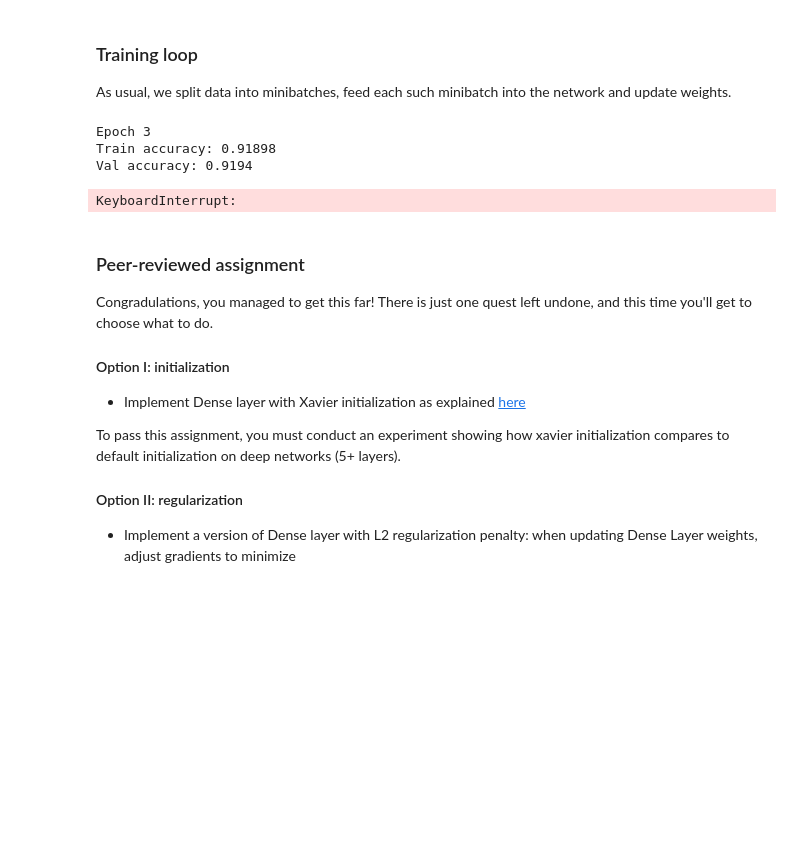
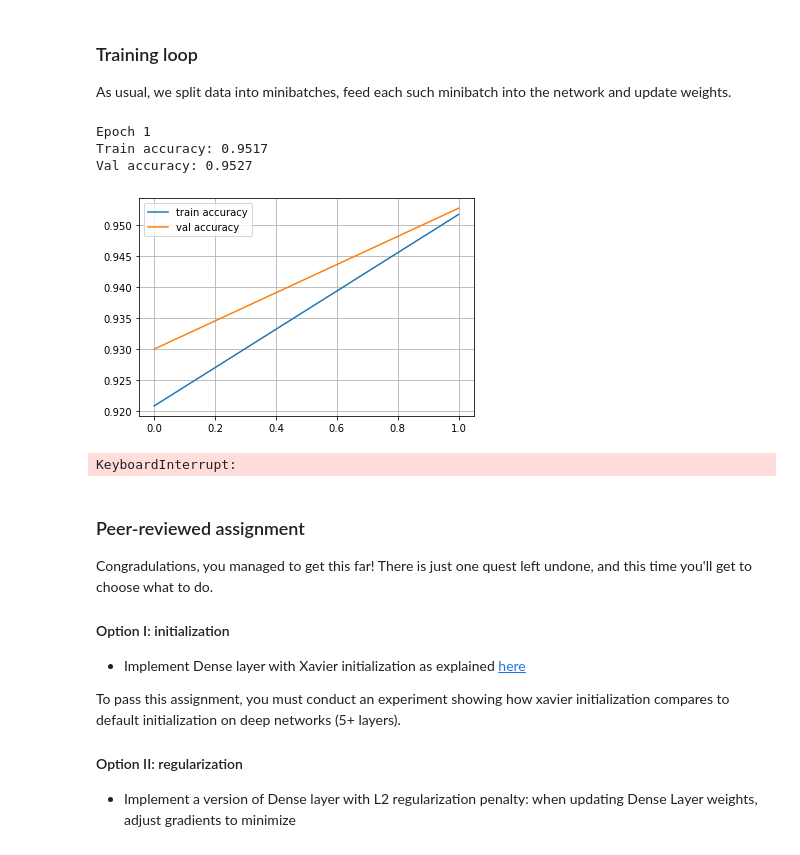
Before and after one commit to Oblivalny/iit_ml, a Jupyter notebook: 9/intro-to-dl-master/week2/NumpyNN (honor).ipynb, the cells around one changed output. Saved outputs shown, nothing was run; the diff lists cells and outputs as text; code cells hidden in the pictures; blank space fills up the shorter version.

```diff
--- a/9/intro-to-dl-master/week2/NumpyNN (honor).ipynb
+++ b/9/intro-to-dl-master/week2/NumpyNN (honor).ipynb
@@ -84,7 +84,7 @@ class ReLU(Layer):
         # <your code. Try np.maximum>
         return np.maximum(0, input)
 
-    def backward(self, input, grad_output):
+    def backward(self, input, grad_output, epoch=None):
         """Compute gradient of loss w.r.t. ReLU input"""
         relu_grad = input > 0
         return grad_output*relu_grad
@@ -322,5 +394,11 @@ for i in range(4):
     plt.imshow(X_train[i].reshape([28,28]),cmap='gray');
 # %% [output]
 [figure]
+# %%
+from tensorflow.keras.datasets.cifar10 import load_data
+(X_train, y_train), (X_val, y_val) = load_data()
+
+X_train = X_train.reshape((X_train.shape[0],-1))
+X_val = X_val.reshape((X_val.shape[0],-1))
 # %% [markdown]
 We'll define network as a list of layers, each applied on top of previous one. In this setting, computing predictions and training becomes trivial.
@@ -327,7 +486,7 @@ We'll define network as a list of layers, each applied on top of previous one. I
 # %%
 network = []
-network.append(Dense(X_train.shape[1],10, learning_rate=0.5))
-# network.append(ReLU())
-# network.append(Dense(100,200))
-# network.append(ReLU())
-# network.append(Dense(200,10))
+network.append(Dense(X_train.shape[1],100,))
+network.append(ReLU())
+network.append(Dense(100,200))
+network.append(ReLU())
+network.append(Dense(200,10))
@@ -427,28 +514,31 @@ from IPython.display import clear_output
 train_log = []
 val_log = []
 # %%
-for epoch in range(25):
+total_epoch = 25
+
+for epoch in range(total_epoch):
 # for epoch in range(1):
 
-    for x_batch,y_batch in iterate_minibatches(X_train,y_train,batchsize=32,shuffle=True):
-        train(network,x_batch,y_batch)
+    for x_batch,y_batch in iterate_minibatches(X_train,y_train,batchsize=32, shuffle=True):
+        train(network=network, X=x_batch, y=y_batch, epoch=epoch)
 
     train_log.append(np.mean(predict(network,X_train)==y_train))
     val_log.append(np.mean(predict(network,X_val)==y_val))
 
     clear_output()
     print("Epoch",epoch)
     print("Train accuracy:",train_log[-1])
     print("Val accuracy:",val_log[-1])
     plt.plot(train_log,label='train accuracy')
     plt.plot(val_log,label='val accuracy')
     plt.legend(loc='best')
     plt.grid()
     plt.show()
 # %% [output]
-Epoch 3
-Train accuracy: 0.91898
-Val accuracy: 0.9194
+Epoch 1
+Train accuracy: 0.9517
+Val accuracy: 0.9527
+[figure, added]
 KeyboardInterrupt:
 # %% [markdown]
 ### Peer-reviewed assignment
```
Also changed, not shown: parts of 14 cells of this notebook.
